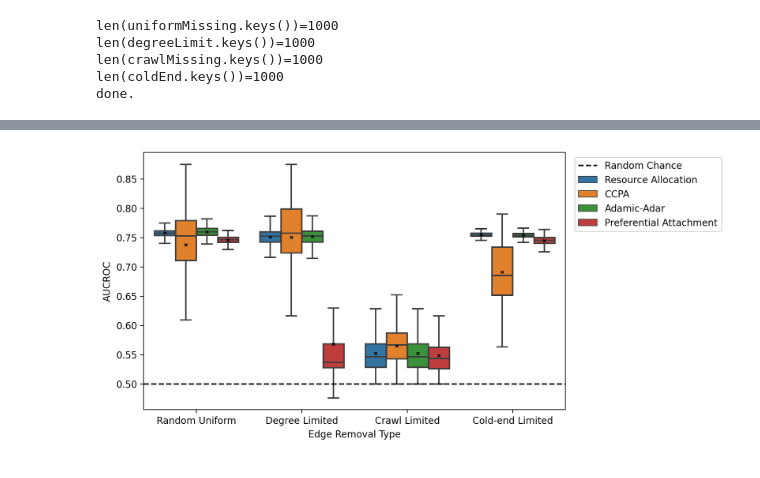
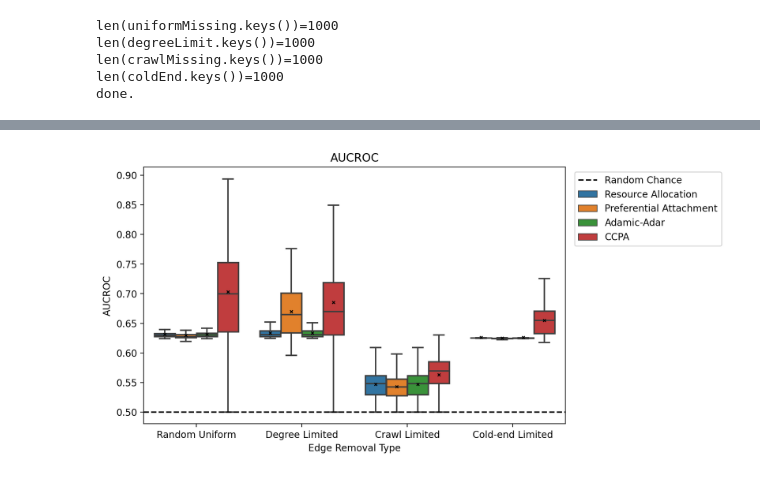
Before and after one commit to CooperStansbury/scPoreC-analysis, a Jupyter notebook: notebooks/quantify_predict.ipynb, the cells around one changed output, grey strips where cells are left out. Saved outputs shown, nothing was run; the diff lists cells and outputs as text; code cells hidden in the pictures.

Commit message:
update metrics in predict

```diff
--- a/notebooks/quantify_predict.ipynb
+++ b/notebooks/quantify_predict.ipynb
@@ -97,14 +184,23 @@ for k, v in hic.items():
 #     if not v.shape == (182, 182):
 #         print(k, v.shape)
 # %%
-n = 100
+n = 500
 sampleKeys = np.random.choice(list(hic.keys()), n)
 
-
+# generate ensemble data
 ensembleTrue = np.zeros((182, 182))
 
 for sampleKey in sampleKeys:
     ensembleTrue += hic[sampleKey]
+
+# find indices without contacts
+rowsSum = ensembleTrue.sum(axis=0)
+rmInd = np.argwhere(rowsSum == 0)
+
+ensembleTrue = np.delete(ensembleTrue, rmInd, axis=0)
+ensembleTrue = np.delete(ensembleTrue, rmInd, axis=1)
+
+print(f"{ensembleTrue.shape}")
 
 plt.rcParams['figure.dpi'] = 200
 plt.rcParams['figure.figsize'] = 15, 15
@@ -120,0 +218,10 @@ Text(0.5, 1.0, 'Ensemble of Binary Single-Cells')
+# %%
+# remove the missing indices from all matrices
+
+for k, A in hic.items():
+    A = np.delete(A, rmInd, axis=0)
+    A = np.delete(A, rmInd, axis=1)
+
+    hic[k] = A
+
+print('done.')
@@ -123,7 +232,7 @@ Text(0.5, 1.0, 'Ensemble of Binary Single-Cells')
 # %%
 reload(imputation)
 
-retain = 0.5
+retain = 0.25
 
 uniformMissing = imputation.randomUniformRemoval(hic, retain=retain)
 print(f"{len(uniformMissing.keys())=}")
@@ -257,31 +398,26 @@ df.shape=(32000, 8)
 # %%
 plt.rcParams['figure.dpi'] = 200
 plt.rcParams['figure.figsize'] = 8, 5
 fig = plt.figure()
 
-
-tmp = df[df['evalMetric'] == 'aucroc']
-
-
-sns.boxplot(data=tmp,
+sns.boxplot(data=df,
             x='missingType',
             hue='predictionAlgorithm',
-            y='evalValue',
+            y='AUCROC',
             showfliers=False,
             showmeans=True,
             meanprops={"marker":"x",
                        "markerfacecolor":"r",
                        "markeredgecolor":"k",
                        "markersize":3})
 
-
 plt.axhline(y=0.5, ls='--', c='k', label='Random Chance')
 
 plt.legend(bbox_to_anchor=(1.01, 1), loc='upper left')
 plt.ylabel('AUCROC')
 plt.xlabel('Edge Removal Type')
-
+plt.title('AUCROC')
 
 plt.show()
 # %% [output]
-[figure, old version]
+[figure, new version]
```
Also changed, not shown: parts of 19 cells of this notebook, 4 other files.
